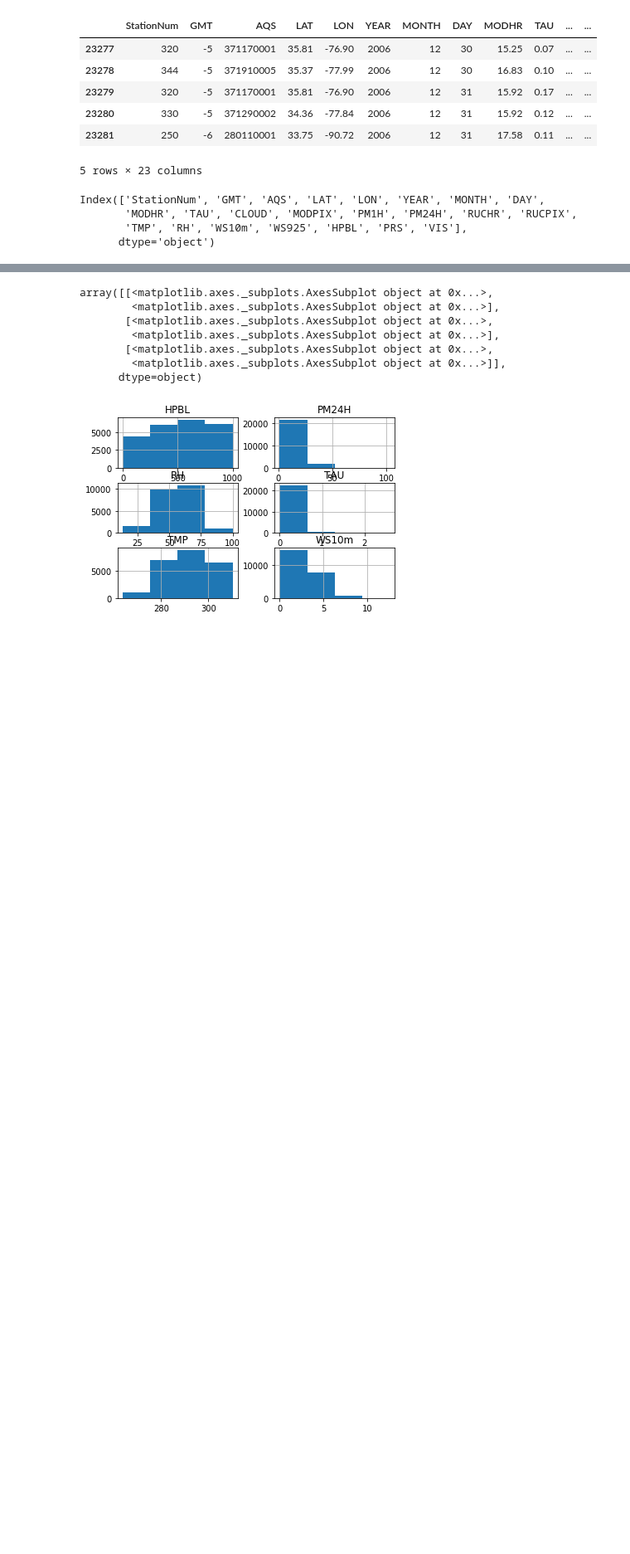
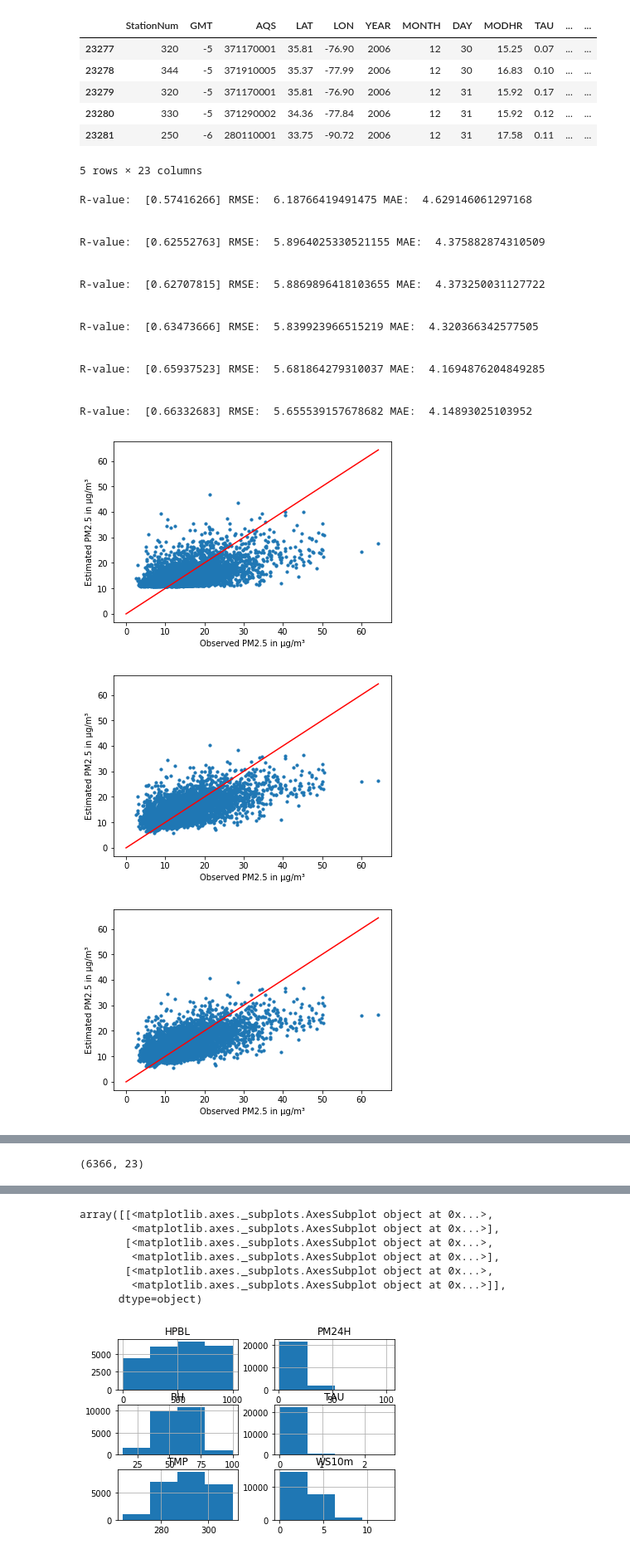
Before and after one commit to souvikr/AQ-satellite, a Jupyter notebook: regression.ipynb, the cells around one changed output, grey strips where cells are left out. Shown at 83% size. Drawn from its saved outputs; the diff is of its cells as text; code cells hidden in the pictures; blank space fills up the shorter version.

```diff
--- a/regression.ipynb
+++ b/regression.ipynb
@@ -12,10 +22,12 @@ df.tail(5)
 | 23280 | 330 | -5 | 371290002 | 34.36 | -77.84 | 2006 | 12 | 31 | 15.92 | 0.12 | ... | ... |
 | 23281 | 250 | -6 | 280110001 | 33.75 | -90.72 | 2006 | 12 | 31 | 17.58 | 0.11 | ... | ... |
 5 rows × 23 columns
-# %%
-df.columns
-# %% [output]
-Index(['StationNum', 'GMT', 'AQS', 'LAT', 'LON', 'YEAR', 'MONTH', 'DAY',
-       'MODHR', 'TAU', 'CLOUD', 'MODPIX', 'PM1H', 'PM24H', 'RUCHR', 'RUCPIX',
-       'TMP', 'RH', 'WS10m', 'WS925', 'HPBL', 'PRS', 'VIS'],
-      dtype='object')
+# %%
+x1 = pd.DataFrame(df['TAU'])
+x2 = pd.DataFrame(df[['TAU', 'TMP']])
+x3 = pd.DataFrame(df[['TAU', 'TMP','RH']])
+x4 = pd.DataFrame(df[['TAU', 'RH','TMP','HPBL']])
+x5 = pd.DataFrame(df[['TAU', 'RH','TMP','HPBL','WS10m']])
+x6 = pd.DataFrame(df[['TAU', 'RH','TMP','HPBL','WS10m','CLOUD']])
+
+y = pd.DataFrame(df['PM24H'])
@@ -21,0 +39,48 @@ Index(['StationNum', 'GMT', 'AQS', 'LAT', 'LON', 'YEAR', 'MONTH', 'DAY',
+# %%
+from scipy.stats import pearsonr
+def train_model(features,y):
+    X_train, X_test, y_train, y_test = sklearn.model_selection.train_test_split(features, y, test_size = 0.2, random_state = 0)
+    regression_model = linear_model.LinearRegression()
+    regression_model.fit(X_train, y_train)
+    predictions = sklearn.model_selection.cross_val_predict(regression_model,X_test,y_test,cv=5)
+    r2 = pearsonr(y_test,predictions)[0]
+    mae = mean_absolute_error(y_test,predictions)
+    mse = mean_squared_error(y_test, predictions)
+    rmse = np.sqrt(mse)
+    # data points
+#     fig, axs = plt.subplots(3, 2)
+    fig = plt.figure()
+    plt.scatter(y_test, predictions, s=10)
+    plt.xlabel('Observed PM2.5 in μg/m\u00b3')
+    plt.ylabel('Estimated PM2.5 in μg/m\u00b3')
+    # predicted values
+    t = np.linspace(0, y_test.max(), 10)
+    plt.plot(t, t, color='r')
+    # plt.show()|
+    return r2,rmse,mae
+# %%
+x = [x1,x2,x3,x4,x5,x6]
+for i in range(len(x)):
+    score,rmse,mae = train_model(x[i],y)
+    print("R-value: ",score,"RMSE: ",rmse,"MAE: ",mae)
+    print("\n")
+# %% [output]
+R-value:  [0.57416266] RMSE:  6.18766419491475 MAE:  4.629146061297168
+
+
+R-value:  [0.62552763] RMSE:  5.8964025330521155 MAE:  4.375882874310509
+
+
+R-value:  [0.62707815] RMSE:  5.8869896418103655 MAE:  4.373250031127722
+
+
+R-value:  [0.63473666] RMSE:  5.839923966515219 MAE:  4.320366342577505
+
+
+R-value:  [0.65937523] RMSE:  5.681864279310037 MAE:  4.1694876204849285
+
+
+R-value:  [0.66332683] RMSE:  5.655539157678682 MAE:  4.14893025103952
+[figure, added]
+[figure, added]
+[figure, added]
@@ -21,0 +95,4 @@ Index(['StationNum', 'GMT', 'AQS', 'LAT', 'LON', 'YEAR', 'MONTH', 'DAY',
+# %%
+fall.shape
+# %% [output]
+(6366, 23)
```
Also changed, not shown: parts of 21 cells of this notebook, 4 other files.
